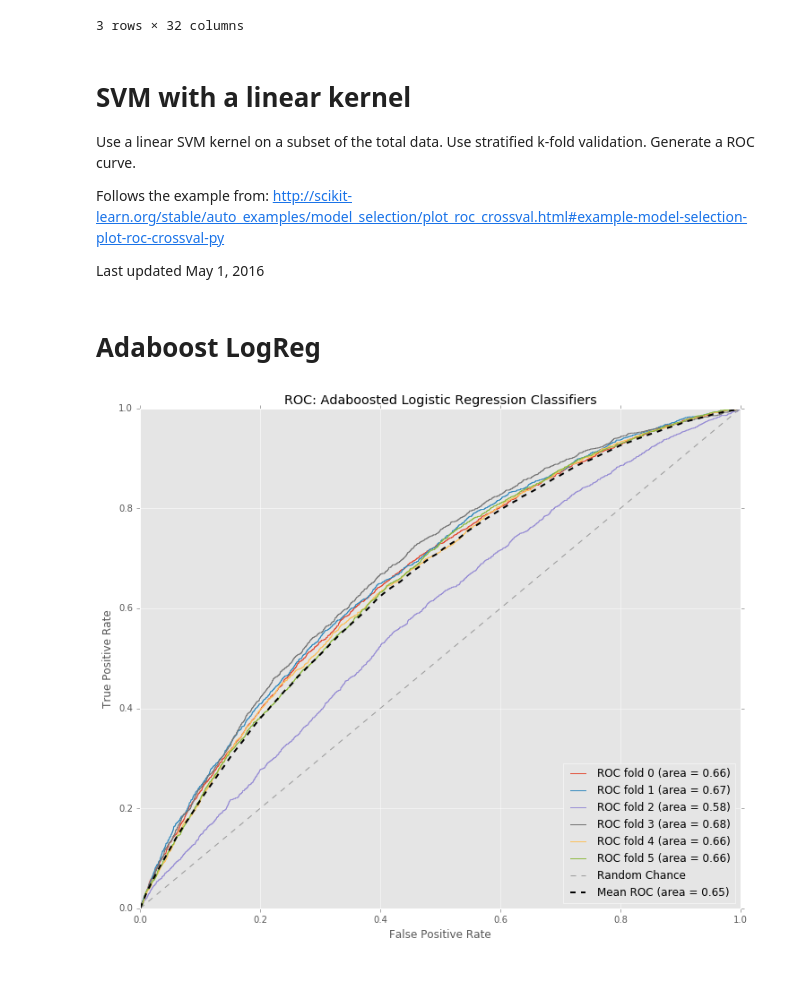
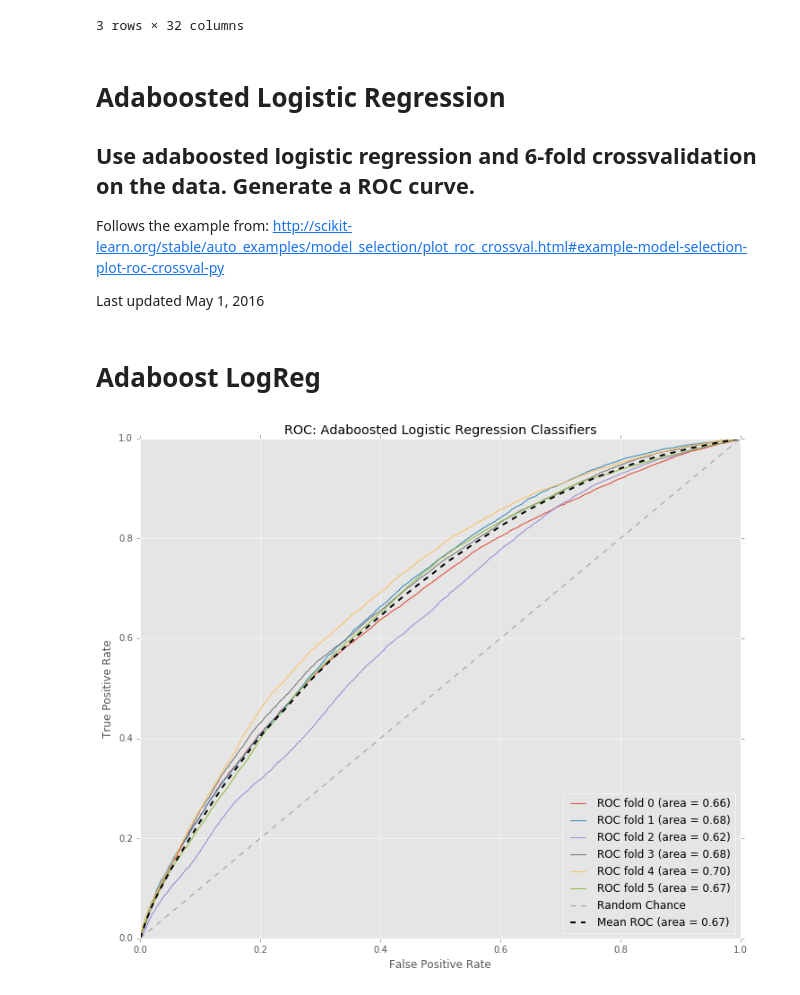
Before and after one commit to Stinnett/DataScience, a Jupyter notebook: Analysis_LC/LC_ROC_Curves.ipynb, the cells around one changed output. Saved outputs shown, nothing was run; the diff lists cells and outputs as text; code cells hidden in the pictures.

Commit message:
Updated LC_ROC_Curves.ipynb
Cleaned up notebook, ran for better classifier parameters, etc

```diff
--- a/Analysis_LC/LC_ROC_Curves.ipynb
+++ b/Analysis_LC/LC_ROC_Curves.ipynb
@@ -78,8 +78,8 @@ train_label=scheme_data.iloc[x[n_test:]]['bad_loan'].values*1
 for column in train_data.columns:
     regularize_data(train_data,test_data,column)
 # %% [markdown]
-# SVM with a linear kernel
-Use a linear SVM kernel on a subset of the total data.  Use stratified k-fold validation.  Generate a ROC curve.
+# Adaboosted Logistic Regression
+## Use adaboosted logistic regression and 6-fold crossvalidation on the data.   Generate a ROC curve.
 
 Follows the example from: http://scikit-learn.org/stable/auto_examples/model_selection/plot_roc_crossval.html#example-model-selection-plot-roc-crossval-py
 
@@ -94,7 +94,7 @@ from sklearn.ensemble import AdaBoostClassifier
 # Adaboost LogReg
 # %%
 # Use a subset of the data for now
-nrows=100000
+nrows=800000
 X =scheme_data.iloc[0:nrows][cols].values
 y =scheme_data.iloc[0:nrows]['bad_loan'].values*1
 
@@ -116,38 +116,38 @@ clf_base=linear_model.LogisticRegression(
 from sklearn.ensemble import AdaBoostClassifier
 classifier = AdaBoostClassifier(
     base_estimator=clf_base,
-    n_estimators = 100,
+    n_estimators = 400,
     learning_rate=1.0
     )
 
 #Run
 mean_tpr = 0.0
 mean_fpr = np.linspace(0, 1, 100)
 all_tpr = []
 plt.figure(figsize=(12,10))
 for i, (train, test) in enumerate(cv):
     probas_ = classifier.fit(X[train], y[train]).predict_proba(X[test])
     # Compute ROC curve and area the curve
     fpr, tpr, thresholds = roc_curve(y[test], probas_[:, 1])
     mean_tpr += interp(mean_fpr, fpr, tpr)
     mean_tpr[0] = 0.0
     roc_auc = auc(fpr, tpr)
     plt.plot(fpr, tpr, lw=1, label='ROC fold %d (area = %0.2f)' % (i, roc_auc))
 
 plt.plot([0, 1], [0, 1], '--', color=(0.6, 0.6, 0.6), label='Random Chance')
 
 mean_tpr /= len(cv)
 mean_tpr[-1] = 1.0
 mean_auc = auc(mean_fpr, mean_tpr)
 plt.plot(mean_fpr, mean_tpr, 'k--',
          label='Mean ROC (area = %0.2f)' % mean_auc, lw=2)
 
 plt.xlim([0.0, 1.0])
 plt.ylim([0.0, 1.0])
 plt.xlabel('False Positive Rate')
 plt.ylabel('True Positive Rate')
 plt.title('ROC: Adaboosted Logistic Regression Classifiers')
 plt.legend(loc="lower right")
 plt.show()
 # %% [output]
-[figure, old version]
+[figure, new version]
```
Also changed, not shown: parts of 4 cells of this notebook.
